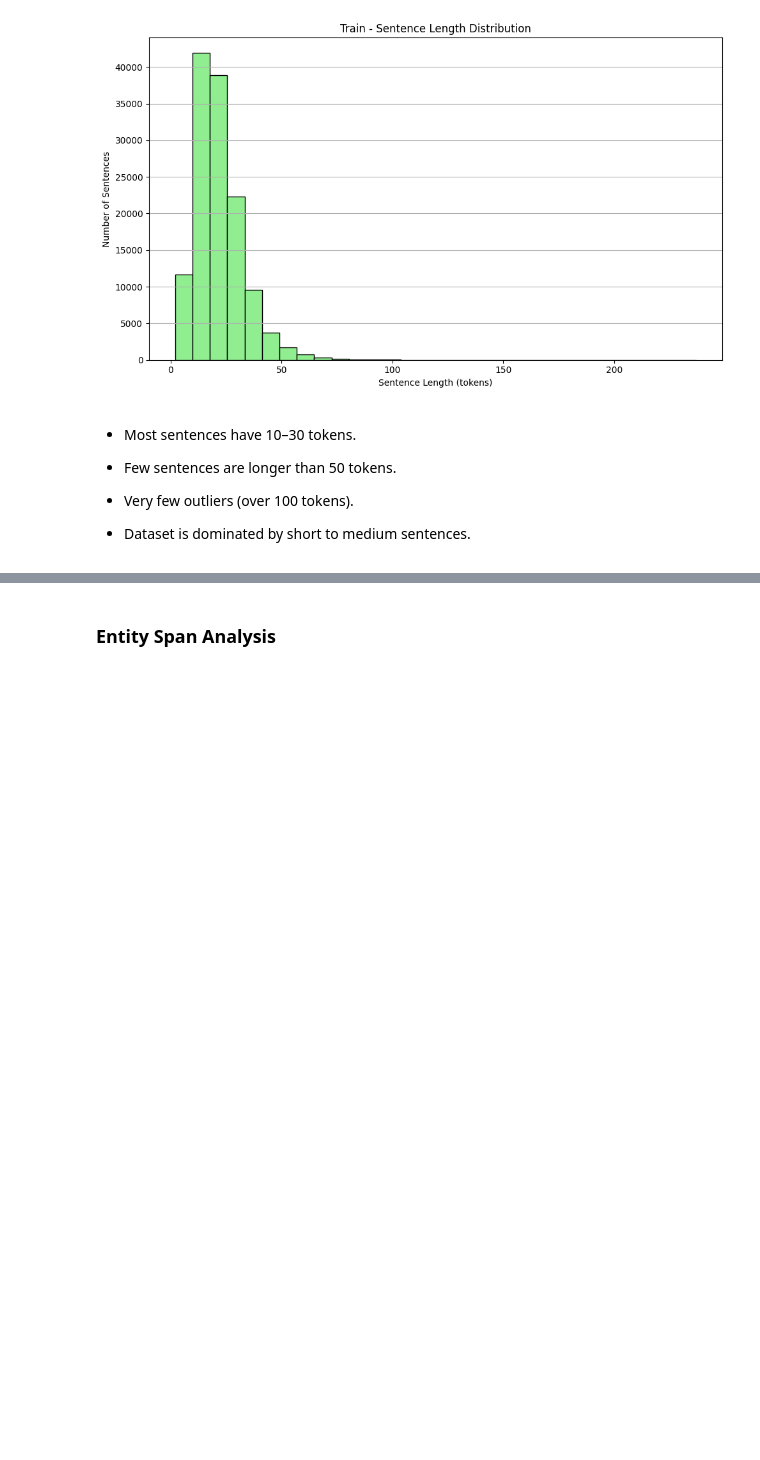
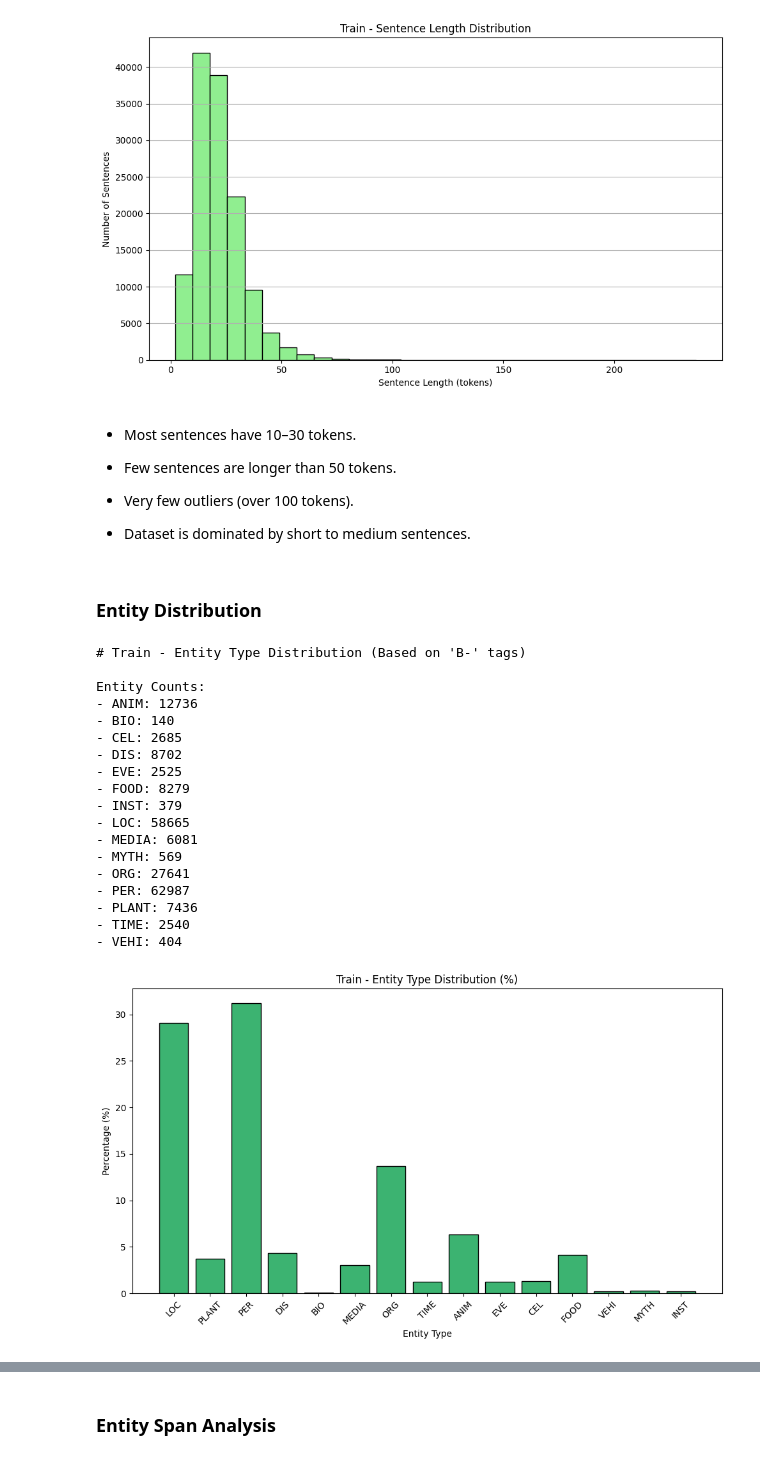
Before and after one commit to auphong2707/nlp-ner, a Jupyter notebook: EDA.ipynb, the cells around one changed output, grey strips where cells are left out. Drawn from its saved outputs; the diff is of its cells as text; code cells hidden in the pictures; blank space fills up the shorter version.

```diff
--- a/EDA.ipynb
+++ b/EDA.ipynb
@@ -224,3 +269,27 @@ sentence_length_analysis(train_data, name="Train")
 - Very few outliers (over 100 tokens).
 
 - Dataset is dominated by short to medium sentences.
+# %% [markdown]
+### Entity Distribution
+# %%
+plot_entity_type_distribution(train_data, name="Train")
+# %% [output]
+# Train - Entity Type Distribution (Based on 'B-' tags)
+
+Entity Counts:
+- ANIM: 12736
+- BIO: 140
+- CEL: 2685
+- DIS: 8702
+- EVE: 2525
+- FOOD: 8279
+- INST: 379
+- LOC: 58665
+- MEDIA: 6081
+- MYTH: 569
+- ORG: 27641
+- PER: 62987
+- PLANT: 7436
+- TIME: 2540
+- VEHI: 404
+[figure, added]
```
Also changed, not shown: parts of 19 cells of this notebook.
